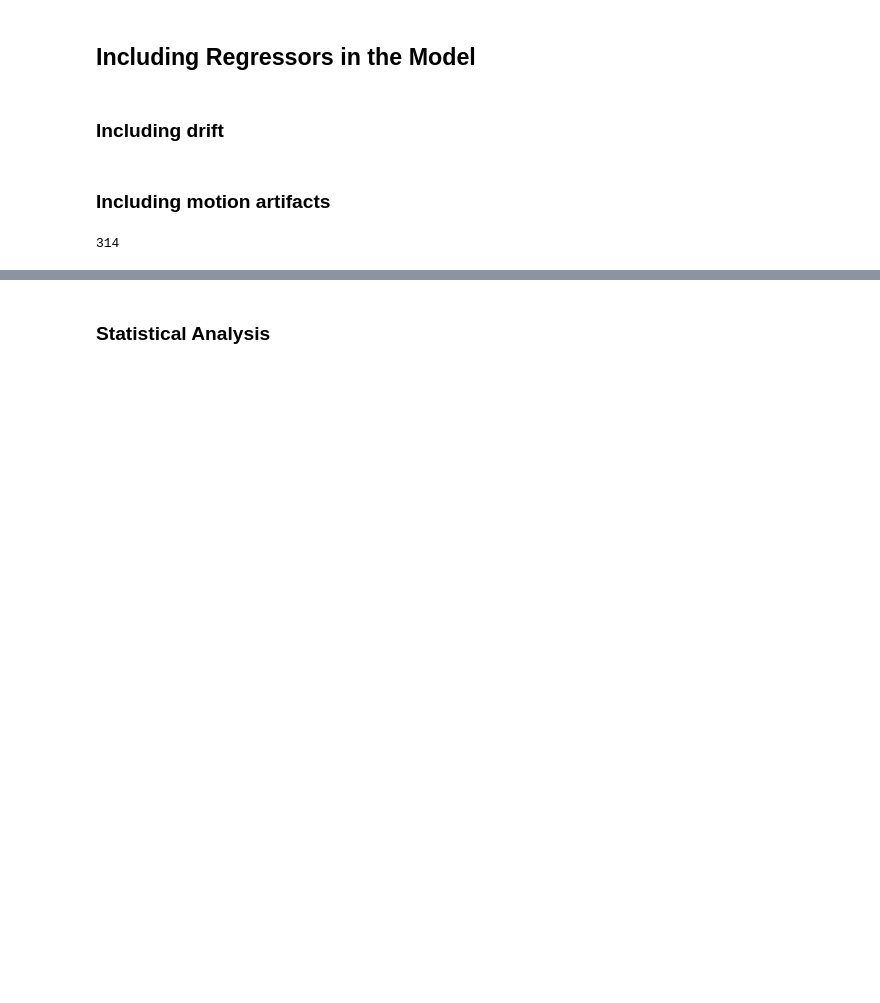
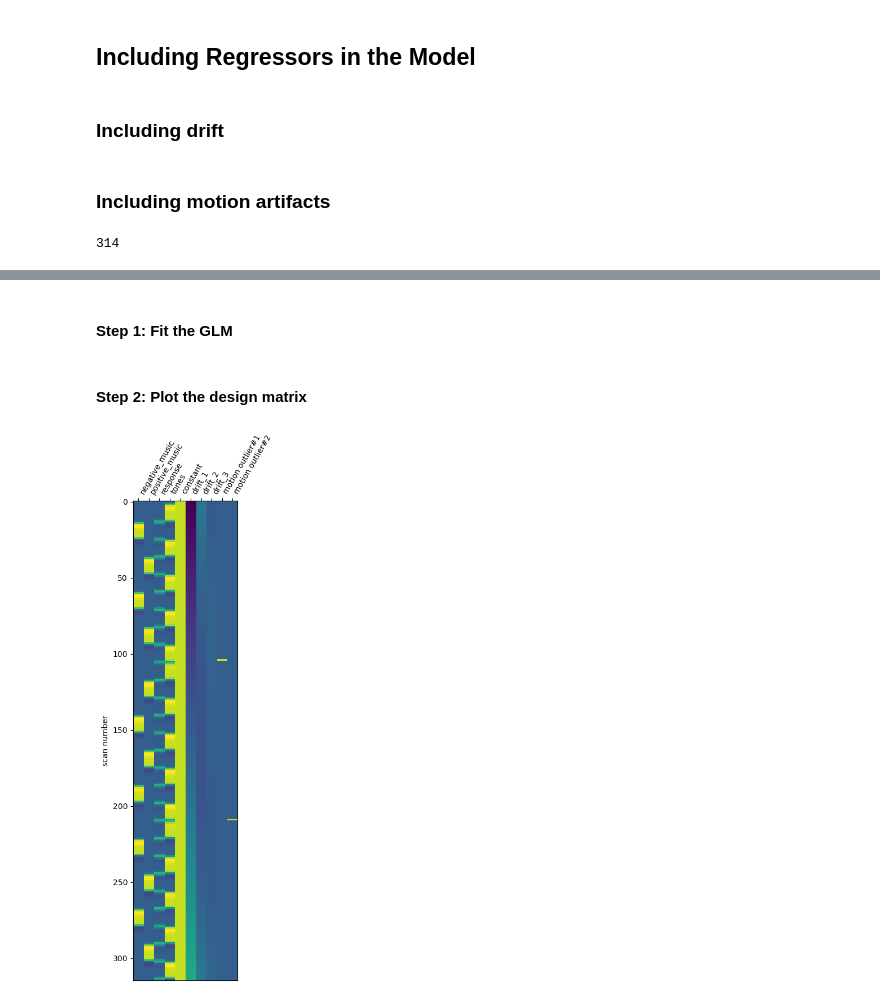
Before and after one commit to AlexisCogne/NSSP_projects, a Jupyter notebook: Project_1.ipynb, the cells around one changed output, grey strips where cells are left out. Cells and saved outputs as stored; diff of their text form; code cells hidden in the pictures; blank space fills up the shorter version.

```diff
--- a/Project_1.ipynb
+++ b/Project_1.ipynb
@@ -317,0 +250,12 @@ print_dir_tree(bids_root, max_depth=4)
+# %%
+# Step 4: Applying the mask to every fMRI runs
+fmri_runs_path = op.join(bids_root,'sub-control01', 'func')
+output_fmri_path = op.join(preproc_root, 'sub-control01', 'func')
+# Apply mask to fMRI_run1
+subprocess.run(["fslmaths", op.join(fmri_runs_path, 'sub-control01_task-music_run-1_bold.nii.gz'), "-mas", op.join(coregistered_path,"aligned_brain_mask.nii.gz"), op.join(output_fmri_path,"masked_fMRI_run1.nii.gz")], check=True)
+
+# Apply mask to fMRI_run2
+subprocess.run(["fslmaths", op.join(fmri_runs_path, 'sub-control01_task-music_run-2_bold.nii.gz'), "-mas", op.join(coregistered_path,"aligned_brain_mask.nii.gz"), op.join(output_fmri_path,"masked_fMRI_run2.nii.gz")], check=True)
+
+# Apply mask to fMRI_run3
+subprocess.run(["fslmaths", op.join(fmri_runs_path, 'sub-control01_task-music_run-3_bold.nii.gz'), "-mas", op.join(coregistered_path,"aligned_brain_mask.nii.gz"), op.join(output_fmri_path,"masked_fMRI_run3.nii.gz")], check=True)
@@ -320,6 +272,7 @@ print_dir_tree(bids_root, max_depth=4)
 # %%
+"""
 # Finding the runs matching the structure run-*
-fmri_paths = glob.glob(op.join(bids_root,'sub-control01', 'func', 'sub-control01_task-music_run-*_bold.nii.gz'))
+fmri_paths = glob.glob(op.join(output_fmri_path, 'masked_fMRI_run*.nii.gz'))
 
 # List to hold the standardized data arrays from each run
 standardized_fmri_data = []
@@ -347,3 +300,4 @@ concatenated_img = nib.Nifti1Image(concatenated_data, img.affine, img.header)
 # Save the concatenated image
 nib.save(concatenated_img, op.join(preproc_root, 'sub-control01', 'func', 'concatenated_bold.nii.gz'))
 print("Concatenation complete and saved as concatenated_bold.nii.gz")
+"""
@@ -644,2 +625,0 @@ plt.show()
-# %% [markdown]
-### Statistical Analysis
@@ -648,0 +626,2 @@ fit_glm.fit(fmri_img, design_matrices=[design_mat])
+# %% [markdown]
+#### Step 1: Fit the GLM
@@ -648,0 +638,7 @@ fit_glm.fit(fmri_img, design_matrices=[design_mat])
+# %% [markdown]
+#### Step 2: Plot the design matrix
+# %%
+plot_design_matrix(design_mat_regged, rescale=False)#, output_file = op.join(bids_root, "design_matrix.png"))
+plt.show()
+# %% [output]
+[figure, added]
```
Also changed, not shown: parts of 71 cells of this notebook, 1 other file.
